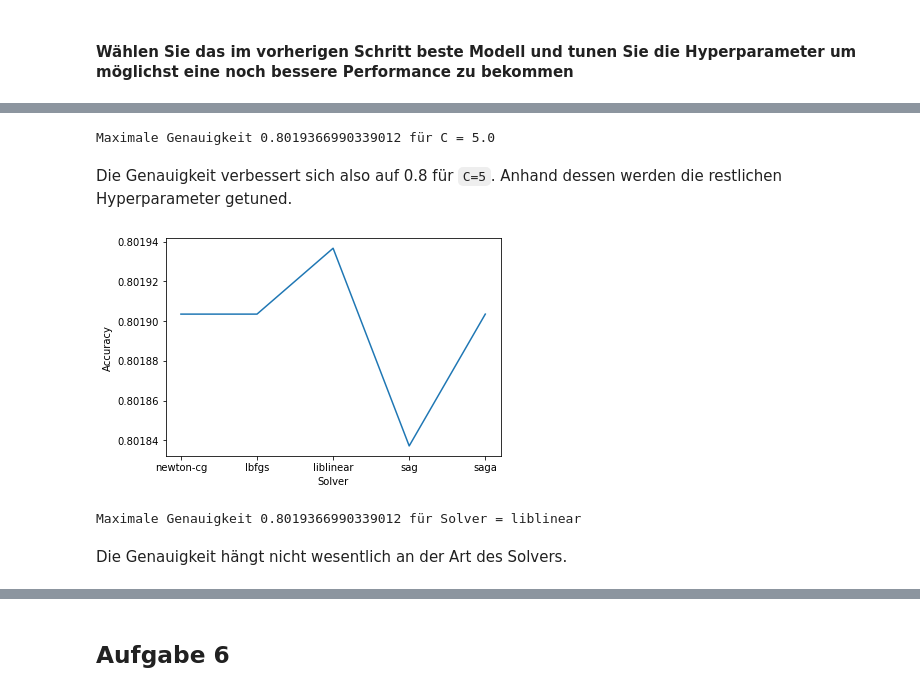
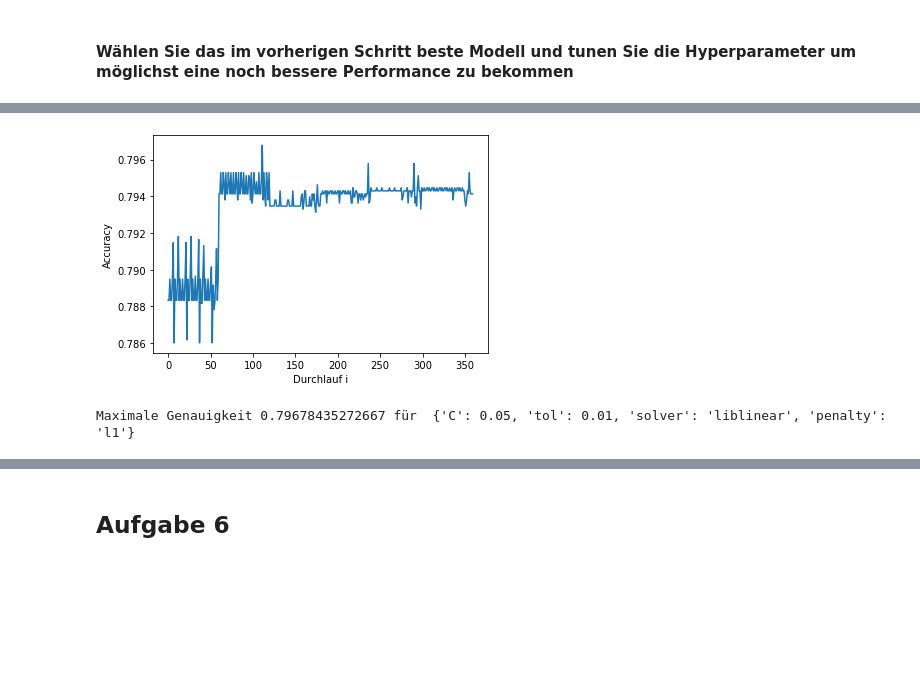
Before and after one commit to Bresenham/MaschinellesLernenPrakt, a Jupyter notebook: Studienarbeit.ipynb, the cells around one changed output, grey strips where cells are left out. Drawn from its saved outputs; the diff is of its cells as text; code cells hidden in the pictures; blank space fills up the shorter version.

```diff
--- a/Studienarbeit.ipynb
+++ b/Studienarbeit.ipynb
@@ -239,14 +240,0 @@ Die Hyperparameter nach der `sklearn`-Dokumentation sind `solver`, `penalty` und
-# %%
-C = [0.01, 0.05, 0.2, 0.4, 0.8, 2.0, 5.0, 10.0]
-
-vals = []
-for c in C:
-    model = LogisticRegression(C=c, solver="liblinear")
-    vals.append(np.average(
-        cross_val_score(model, X, y.values.ravel(), cv=5, scoring='accuracy')
-    ))
-
-plt.semilogx(C, vals)
-plt.xlabel("C")
-plt.ylabel("Accuracy")
-plt.show()
@@ -255,29 +289,11 @@ plt.show()
+# %%
+plt.plot(i[:-1], vals)
+plt.xlabel("Durchlauf i")
+plt.ylabel("Accuracy")
+plt.show()
+# %% [output]
+[figure, added]
 # %%
-print("Maximale Genauigkeit", np.array(vals).max(), "für C =", C[np.argmax(vals)])
+print("Maximale Genauigkeit", np.array(vals).max(), "für ", combination_dict[np.argmax(vals)])
 # %% [output]
-Maximale Genauigkeit 0.8019366990339012 für C = 5.0
+Maximale Genauigkeit 0.79678435272667 für  {'C': 0.05, 'tol': 0.01, 'solver': 'liblinear', 'penalty': 'l1'}
-# %% [markdown]
-Die Genauigkeit verbessert sich also auf 0.8 für `C=5`. Anhand dessen werden die restlichen Hyperparameter getuned.
-# %%
-c = 5
-solver = ["newton-cg", "lbfgs", "liblinear", "sag", "saga"]
-
-vals = []
-for s in solver:
-    model = LogisticRegression(C=c, solver=s)
-    vals.append(np.average(
-        cross_val_score(model, X, y.values.ravel(), cv=5, scoring='accuracy')
-    ))
-
-plt.plot(solver, vals)
-plt.xlabel("Solver")
-plt.ylabel("Accuracy")
-plt.show()
-# %% [output]
-[figure, removed]
-# %%
-print("Maximale Genauigkeit", np.array(vals).max(), "für Solver =", solver[np.argmax(vals)])
-# %% [output]
-Maximale Genauigkeit 0.8019366990339012 für Solver = liblinear
-# %% [markdown]
-Die Genauigkeit hängt nicht wesentlich an der Art des Solvers.
```
Also changed, not shown: parts of 10 cells of this notebook, 1 other file.
